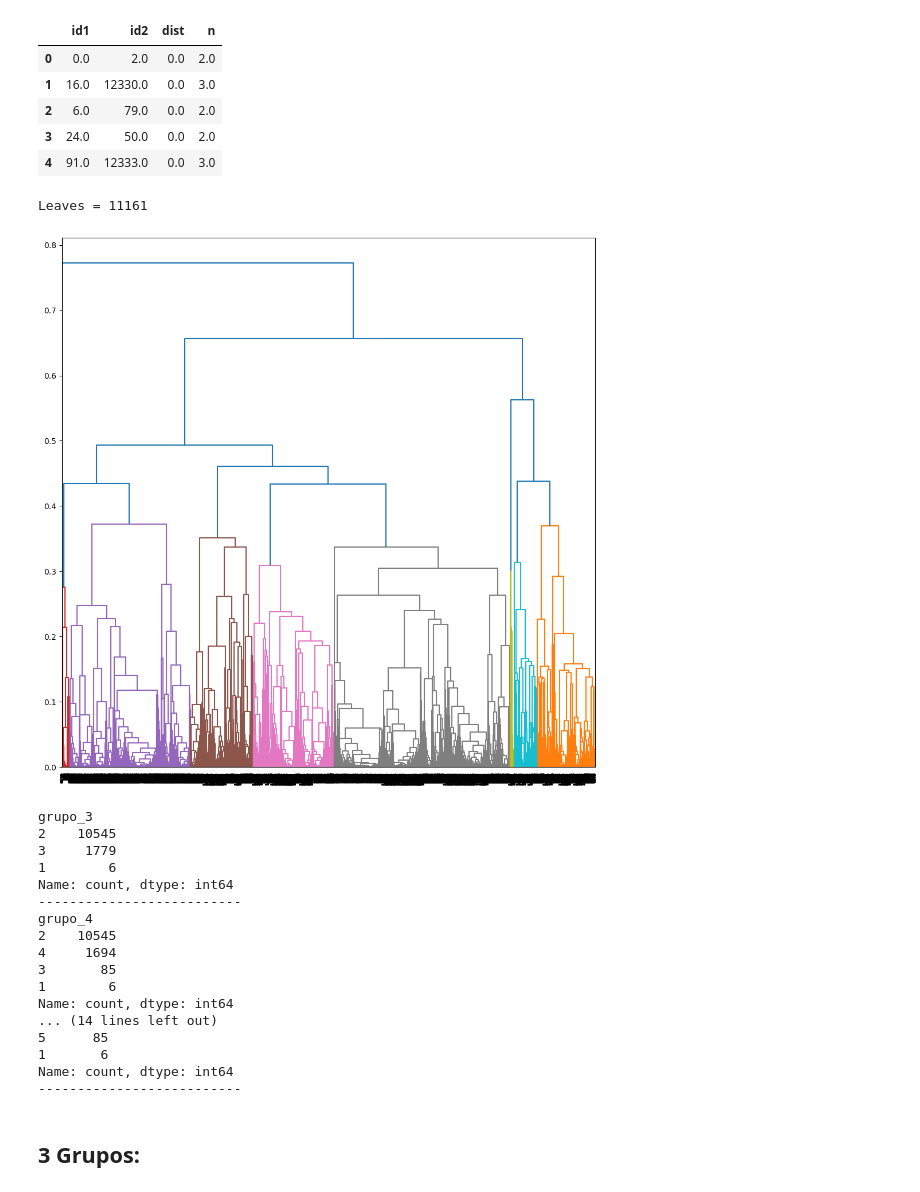
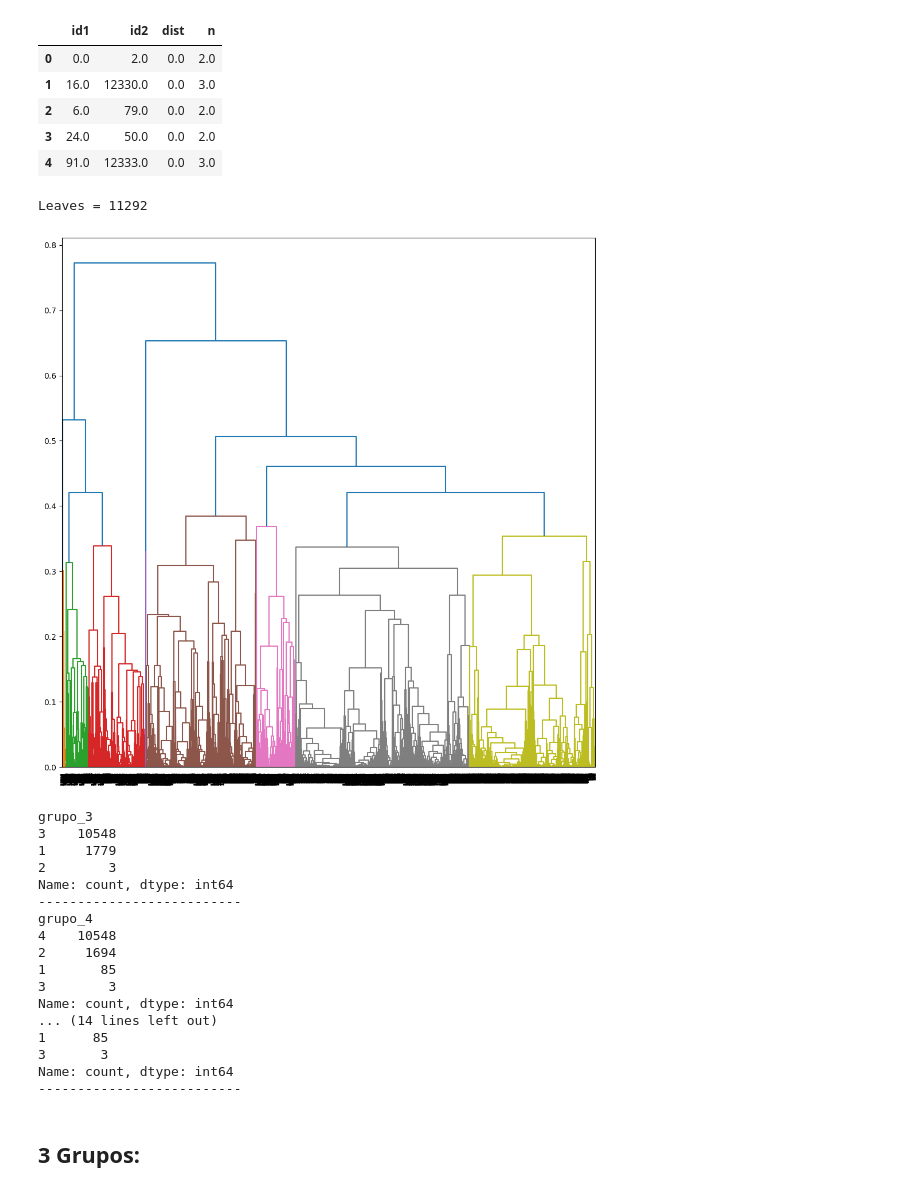
Before and after one commit to marceloaires7/EBAC-Exercicios, a Jupyter notebook: Exercício_Cientista_de_dados_Módulo30/Exercício 2/mod30_tarefa02.ipynb, the cells around one changed output. Cells and saved outputs as stored; diff of their text form; code cells hidden in the pictures.

```diff
--- a/Exercício_Cientista_de_dados_Módulo30/Exercício 2/mod30_tarefa02.ipynb
+++ b/Exercício_Cientista_de_dados_Módulo30/Exercício 2/mod30_tarefa02.ipynb
@@ -225,6 +235,5 @@ df_pad
 # %%
-vars_cat = [True if x in ['SpecialDay',
-                          'Month',
+vars_cat = [True if x in ['Month',
                           'Weekend',
                           'VisitorType_New_Visitor',
                           'VisitorType_Returning_Visitor',
@@ -277,11 +292,11 @@ Z_df.head()
 | 4 | 91.0 | 12333.0 | 0.0 | 3.0 |
 # %%
 fig,axs = plt.subplots(1,1,figsize=(12,12))
-dn = dendrogram(Z, truncate_mode='level',p=30,show_leaf_counts=True,ax=axs, color_threshold=.4)
+dn = dendrogram(Z, truncate_mode='level',p=30,show_leaf_counts=True,ax=axs, color_threshold=.42)
 print(f"Leaves = {len(dn['leaves'])}")
 # %% [output]
-Leaves = 11161
+Leaves = 11292
-[figure, old version]
+[figure, new version]
 # %%
 df_pad['grupo_3'] = fcluster(Z, 3, criterion='maxclust')
 df_pad['grupo_4'] = fcluster(Z, 4, criterion='maxclust')
@@ -294,20 +309,20 @@ print(f'{df_pad.grupo_5.value_counts()}\n--------------------------')
 print(f'{df_pad.grupo_6.value_counts()}\n--------------------------')
 # %% [output]
 grupo_3
-2    10545
-3     1779
-1        6
+3    10548
+1     1779
+2        3
 Name: count, dtype: int64
 --------------------------
 grupo_4
-2    10545
-4     1694
-3       85
-1        6
+4    10548
+2     1694
+1       85
+3        3
 Name: count, dtype: int64
 ... (14 lines left out)
-5      85
-1       6
+1      85
+3       3
 Name: count, dtype: int64
 --------------------------
 # %% [markdown]
```
Also changed, not shown: parts of 17 cells of this notebook.
